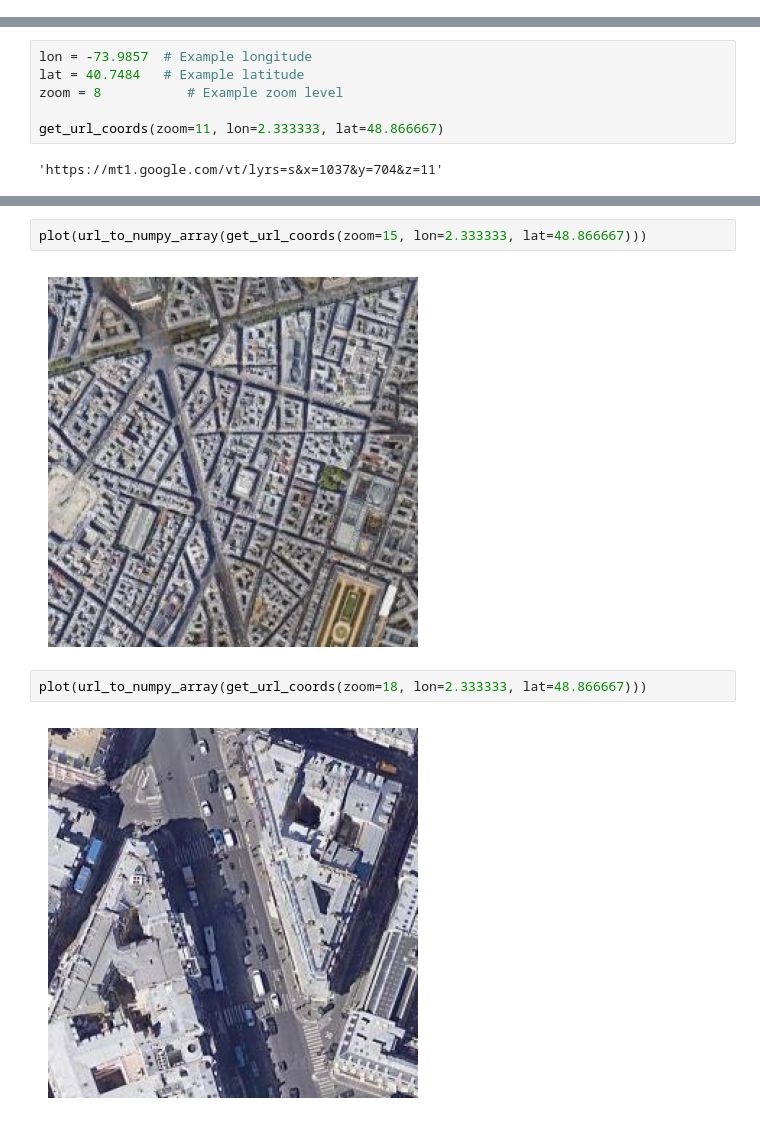
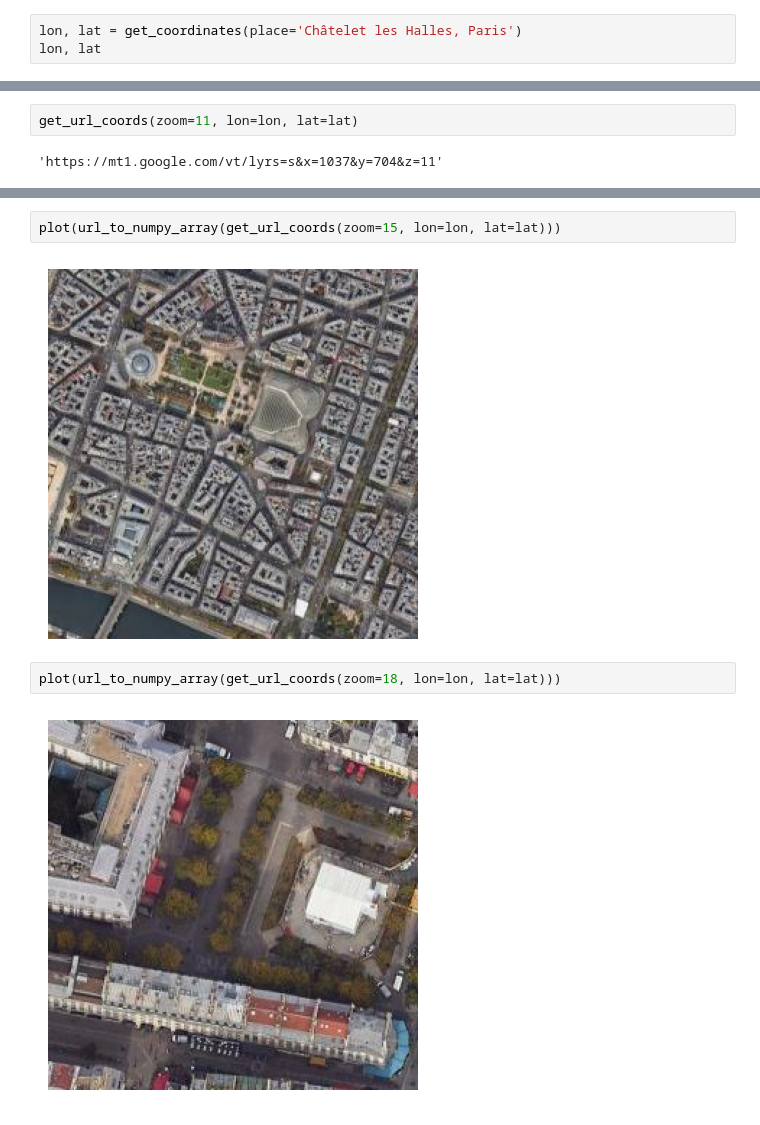
Before and after one commit to CyrilJl/Mathematical-Tours, a Jupyter notebook: GIS/Query GoogleMaps Satellites Tiles.ipynb, the cells around one changed output, grey strips where cells are left out. Saved outputs shown, nothing was run; the diff lists cells and outputs as text.

```diff
--- a/GIS/Query GoogleMaps Satellites Tiles.ipynb
+++ b/GIS/Query GoogleMaps Satellites Tiles.ipynb
@@ -51,3 +52,6 @@ def get_url_tiles(zoom, xtile, ytile):
 def get_url_coords(zoom, lon, lat):
     xtile, ytile = lon_lat_to_tile_coords(lon, lat, zoom)
     return get_url_tiles(zoom, xtile, ytile)
+# %%
+lon, lat = get_coordinates(place='Châtelet les Halles, Paris')
+lon, lat
@@ -54,9 +60,5 @@ def get_url_coords(zoom, lon, lat):
 # %%
-lon = -73.9857  # Example longitude
-lat = 40.7484   # Example latitude
-zoom = 8           # Example zoom level
-
-get_url_coords(zoom=11, lon=2.333333, lat=48.866667)
+get_url_coords(zoom=11, lon=lon, lat=lat)
 # %% [output]
 'https://mt1.google.com/vt/lyrs=s&x=1037&y=704&z=11'
 # %%
@@ -69,10 +71,10 @@ plot(url_to_numpy_array(get_url_coords(zoom=11, lon=2.333333, lat=48.866667)))
 # %% [output]
 [figure]
 # %%
-plot(url_to_numpy_array(get_url_coords(zoom=15, lon=2.333333, lat=48.866667)))
+plot(url_to_numpy_array(get_url_coords(zoom=15, lon=lon, lat=lat)))
 # %% [output]
-[figure, old version]
+[figure, new version]
 # %%
-plot(url_to_numpy_array(get_url_coords(zoom=18, lon=2.333333, lat=48.866667)))
+plot(url_to_numpy_array(get_url_coords(zoom=18, lon=lon, lat=lat)))
 # %% [output]
-[figure, old version]
+[figure, new version]
```
Also changed, not shown: parts of 4 cells of this notebook, 1 other file.
